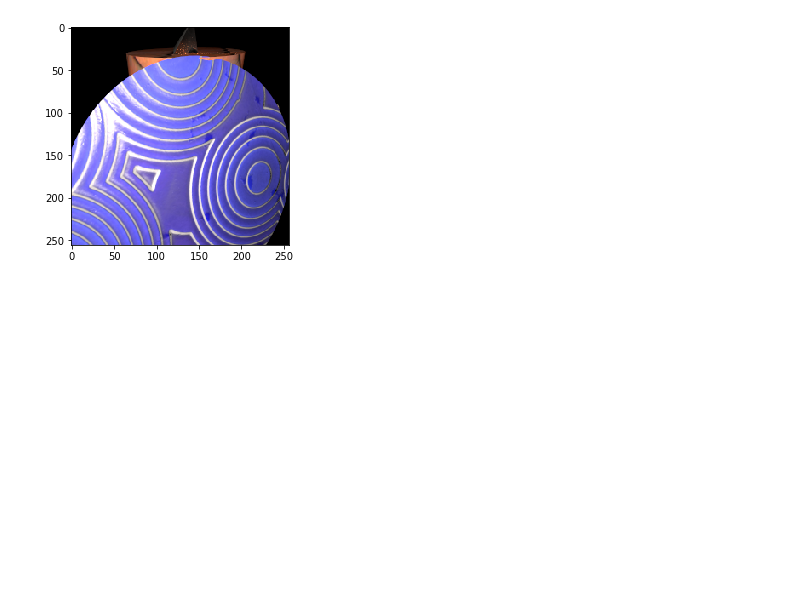
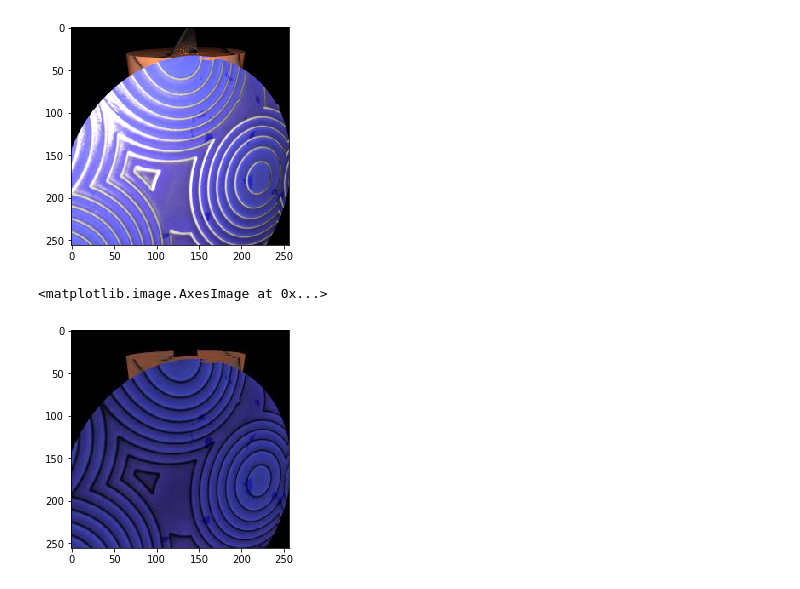
Before and after one commit to LC117/ML43DG-Two-shot-Spatially-varying-BRDF-and-Shape-Estimation, a Jupyter notebook: two_shot_brdf.ipynb, the cells around one changed output. Saved outputs shown, nothing was run; the diff lists cells and outputs as text; code cells hidden in the pictures; blank space fills up the shorter version.

```diff
--- a/two_shot_brdf.ipynb
+++ b/two_shot_brdf.ipynb
@@ -37,3 +40,8 @@ imshow(item["flash"], interpolation='nearest')
 # %% [output]
 <matplotlib.image.AxesImage at 0x...>
 [figure]
+# %%
+imshow(item["diffuse"], interpolation='nearest')
+# %% [output]
+<matplotlib.image.AxesImage at 0x...>
+[figure, added]
```
Also changed, not shown: parts of 1 cell of this notebook, 1 other file.
